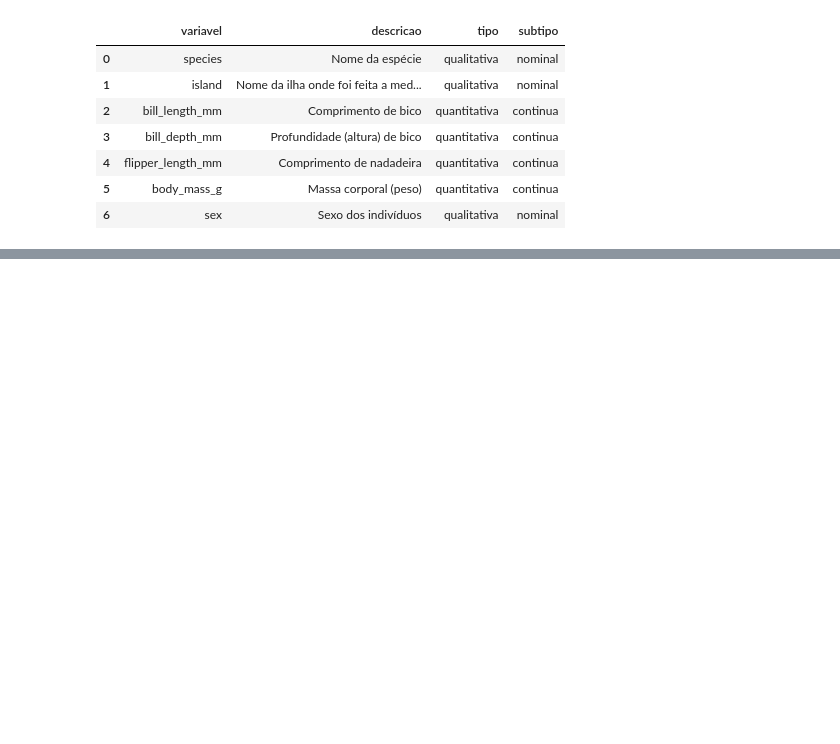
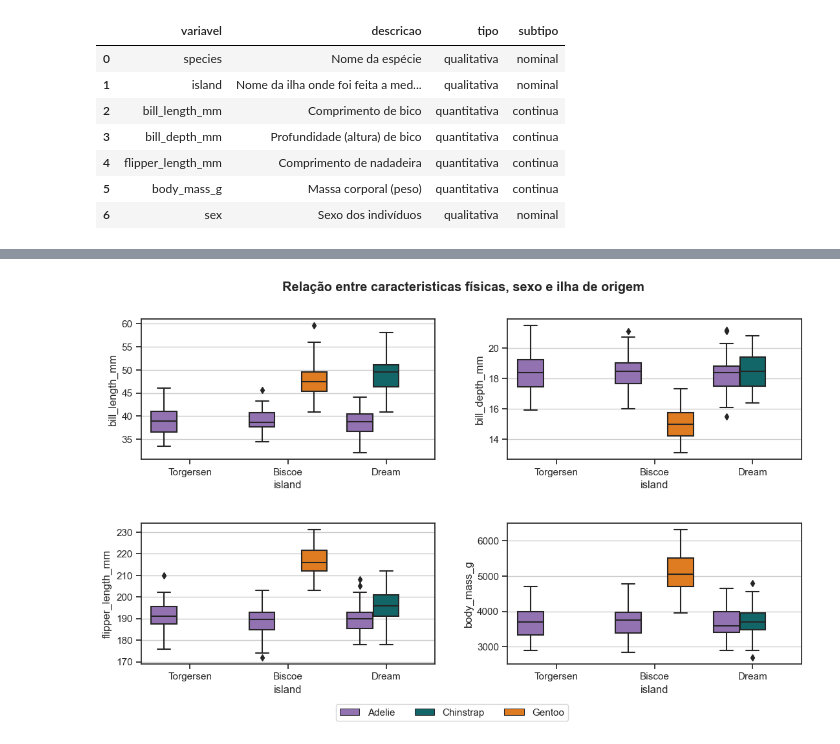
Before and after one commit to Emmanuel-Sampaio/Atlantico-bootcamp-cdd, a Jupyter notebook: notebooks/01-exploratory_data_analysis.ipynb, the cells around one changed output, grey strips where cells are left out. Cells and saved outputs as stored; diff of their text form; code cells hidden in the pictures; blank space fills up the shorter version.

```diff
--- a/notebooks/01-exploratory_data_analysis.ipynb
+++ b/notebooks/01-exploratory_data_analysis.ipynb
@@ -70,0 +257,21 @@ dicionario.to_csv('../data/external/dictionary.csv', index=False)
+# %%
+fig, axes = plt.subplots(2, 2, figsize=(12,7))
+plt.tight_layout(pad=4, w_pad=4, h_pad=4)
+fig.suptitle('Relação entre caracteristicas físicas, sexo e ilha de origem', fontweight='bold')
+for i, variavel in enumerate(dicionario.query("tipo == 'quantitativa'").variavel.to_list()):
+    ax = sns.boxplot(
+        x="island",
+        y=variavel,
+        hue="species",
+        data=df,
+        ax=axes.flatten()[i],
+    )
+    ax.grid(axis='y', linestyle='-')
+    handles, labels = plt.gca().get_legend_handles_labels()
+    ax.grid(axis='y', linestyle='-')
+    ax.legend([],[], frameon=False)
+# sns.despine(offset=2, trim=True)
+fig.legend(handles, labels, loc='lower center', ncol=3)
+plt.show()
+# %% [output]
+[figure, added]
```
Also changed, not shown: parts of 29 cells of this notebook, 1 other file.
